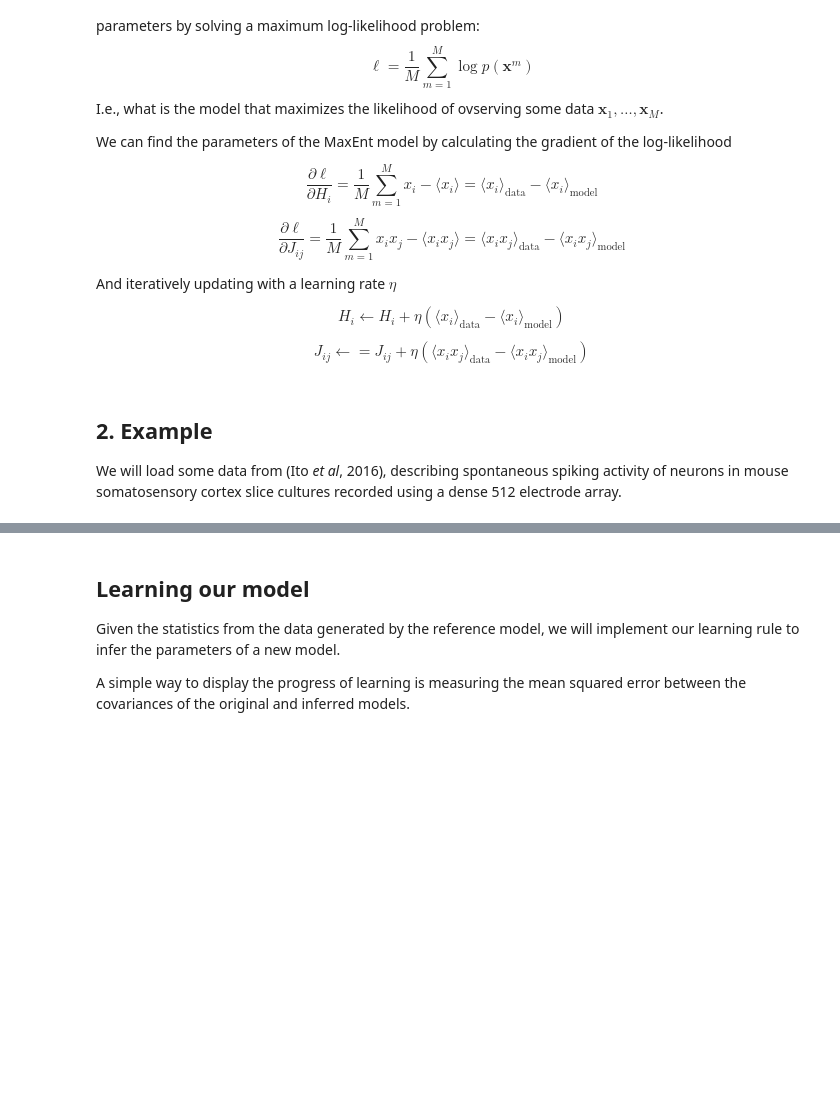
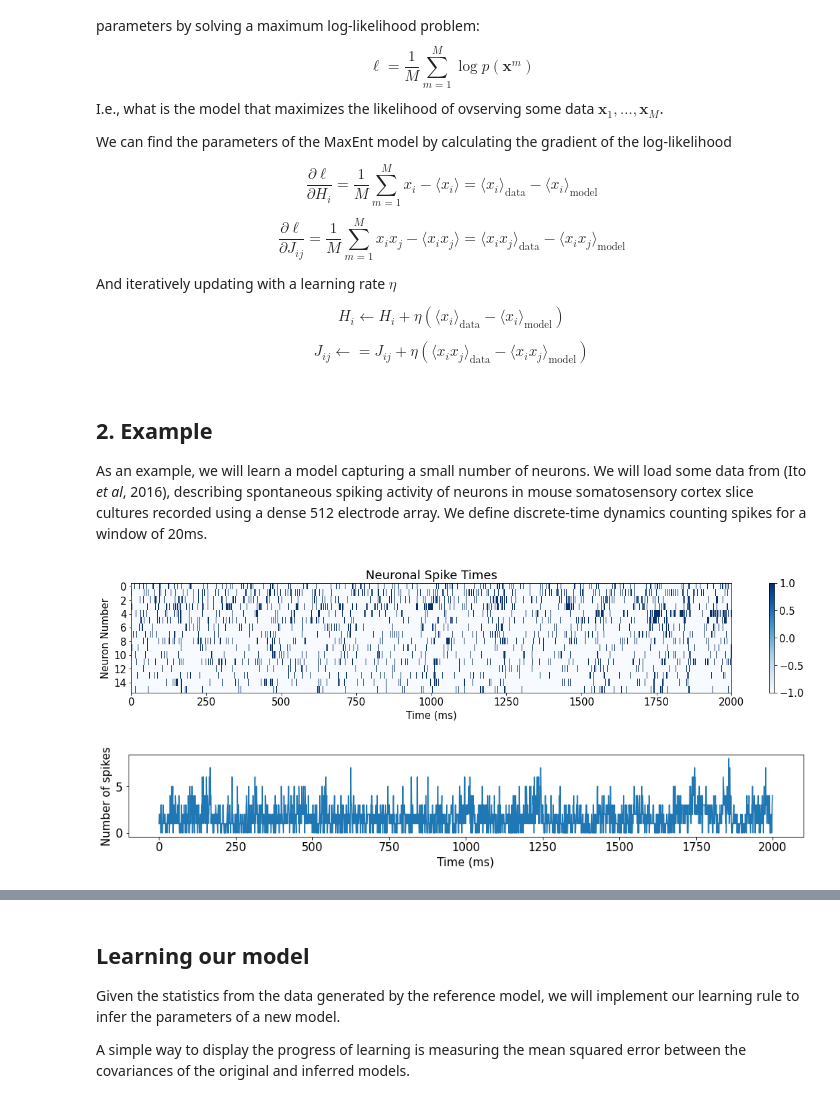
Before and after one commit to MiguelAguilera/Neuro-MaxEnt-inference-tutorial, a Jupyter notebook: 2.Learning_neural_correlations.ipynb, the cells around one changed output, grey strips where cells are left out. Saved outputs shown, nothing was run; the diff lists cells and outputs as text; code cells hidden in the pictures; blank space fills up the shorter version.

```diff
--- a/2.Learning_neural_correlations.ipynb
+++ b/2.Learning_neural_correlations.ipynb
@@ -34,19 +34,47 @@ $$  J_{ij}\leftarrow  =  J_{ij} + \eta(\langle x_i x_j \rangle_\mathrm{data}  -
 # %% [markdown]
 ## 2. Example
 
-We will load some data from (Ito _et al_, 2016), describing spontaneous spiking activity of neurons in mouse somatosensory cortex slice cultures recorded using a dense 512 electrode array.
+As an example, we will learn a model capturing a small number of neurons. We will load some data from (Ito _et al_, 2016), describing spontaneous spiking activity of neurons in mouse somatosensory cortex slice cultures recorded using a dense 512 electrode array. We define discrete-time dynamics counting spikes for a window of 20ms.
 # %%
 import numpy as np
 from matplotlib import pyplot as plt
 plt.rc('font',**{'size':15})
 
 import requests
 import io
 
 url = 'https://github.com/MiguelAguilera/Neuro-MaxEnt-inference-tutorial/blob/main/neural_data.npz?raw=true'
 
 response = requests.get(url)
 response.raise_for_status()
 data = np.load(io.BytesIO(response.content))
 Data_sample = data['X']*2-1
+
+N=Data_sample.shape[0]
+T=2000
+Data_sample_segment = Data_sample[:,5000:5000+T]
+
+
+
+fig, ax = plt.subplots(figsize=(20,3))
+plt.imshow(Data_sample_segment, aspect='auto', interpolation='none',cmap='Blues')
+plt.colorbar()
+
+ax.set_xlim([0, T])
+ax.set_xlabel('Time (ms)')
+# specify tick marks and label label y axis
+ax.set_yticks(range(0,N,2))
+ax.set_ylabel('Neuron Number')
+ax.set_title('Neuronal Spike Times')
+
+fig, ax = plt.subplots(figsize=(16,2))
+plt.plot(np.sum((Data_sample_segment+1)//2,axis=0))
+ax.set_ylabel('Number of spikes')
+ax.set_xlabel('Time (ms)')
+
+m_data = np.mean(Data_sample,axis=1)
+Cov_data = np.cov(Data_sample)
+# %% [output]
+[figure, added]
+[figure, added]
 # %% [markdown]
```
Also changed, not shown: parts of 16 cells of this notebook.
